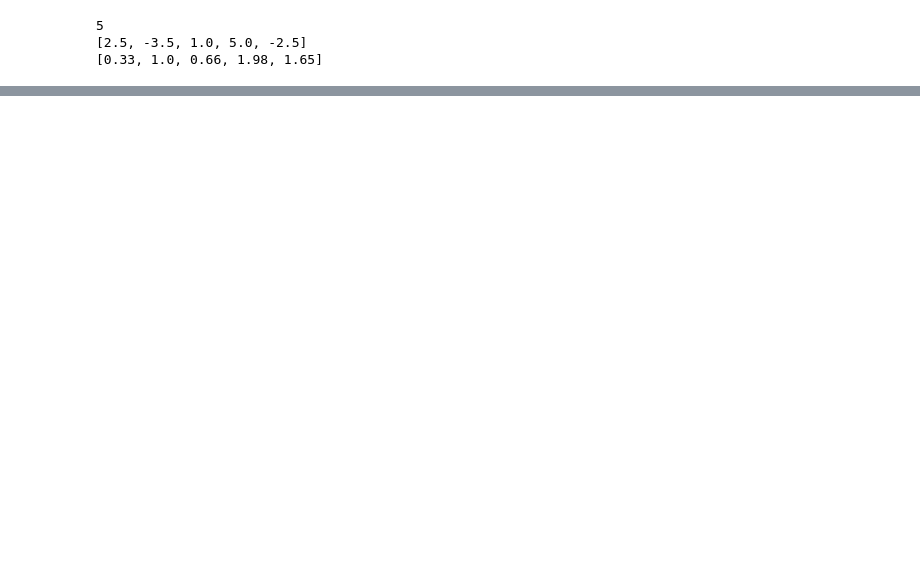
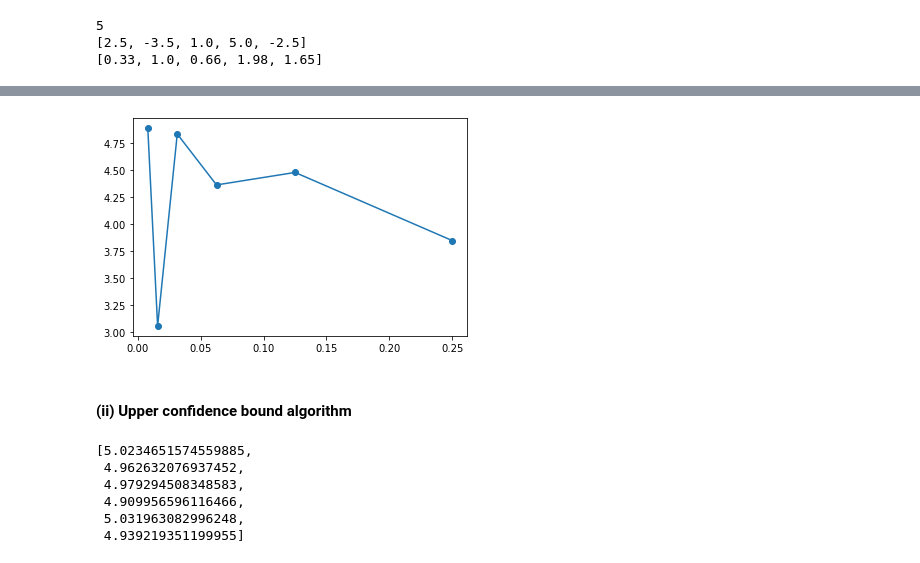
Before and after one commit to hritikb/Reinforcement-Learning-Algorithms, a Jupyter notebook: Assignment 1/Untitled.ipynb, the cells around one changed output, grey strips where cells are left out. Cells and saved outputs as stored; diff of their text form; code cells hidden in the pictures; blank space fills up the shorter version.

```diff
--- a/Assignment 1/Untitled.ipynb
+++ b/Assignment 1/Untitled.ipynb
@@ -22,0 +102,8 @@ print(expec)
+# %%
+plt.scatter(epsilons, returns)
+plt.plot(epsilons, returns)
+plt.show()
+# %% [output]
+[figure, added]
+# %% [markdown]
+#### (ii) Upper confidence bound algorithm
@@ -22,0 +171,9 @@ print(expec)
+# %%
+returns
+# %% [output]
+[5.0234651574559885,
+ 4.962632076937452,
+ 4.979294508348583,
+ 4.909956596116466,
+ 5.031963082996248,
+ 4.939219351199955]
```
Also changed, not shown: parts of 25 cells of this notebook.
